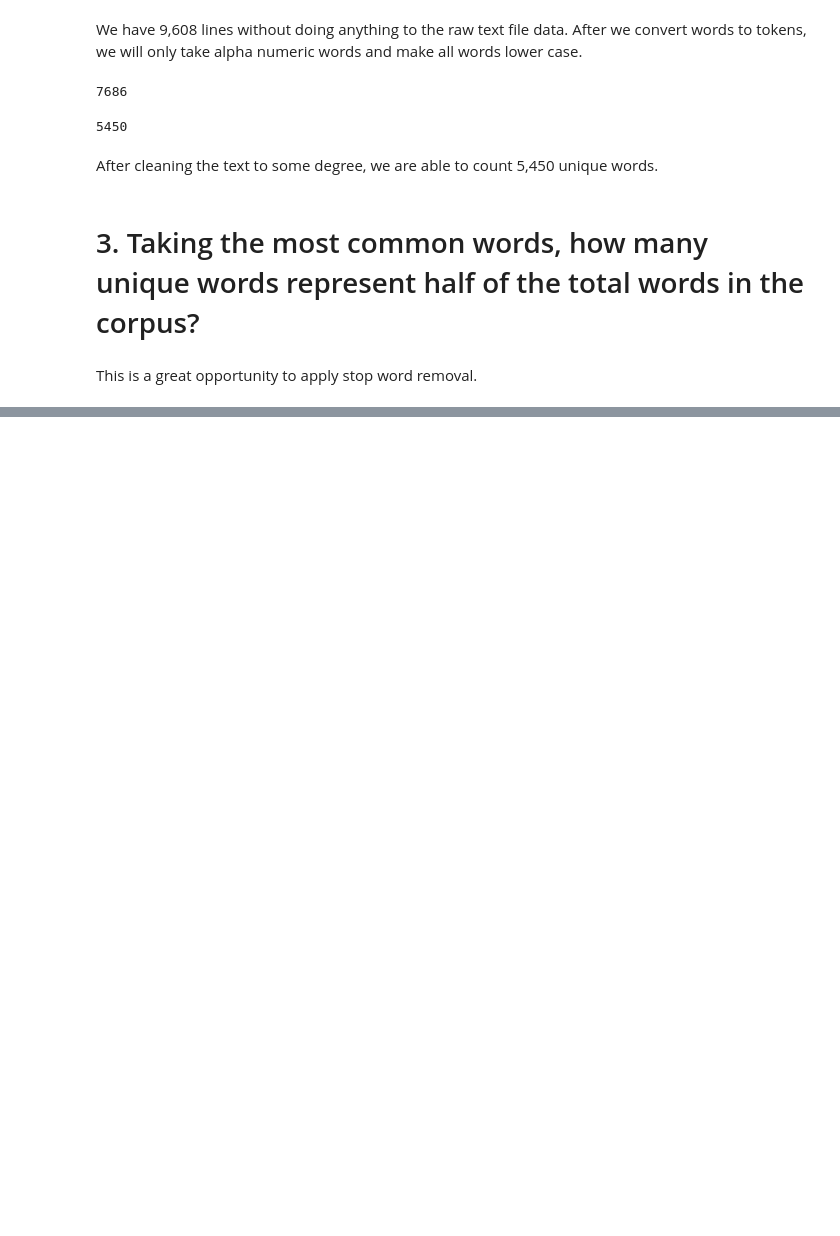
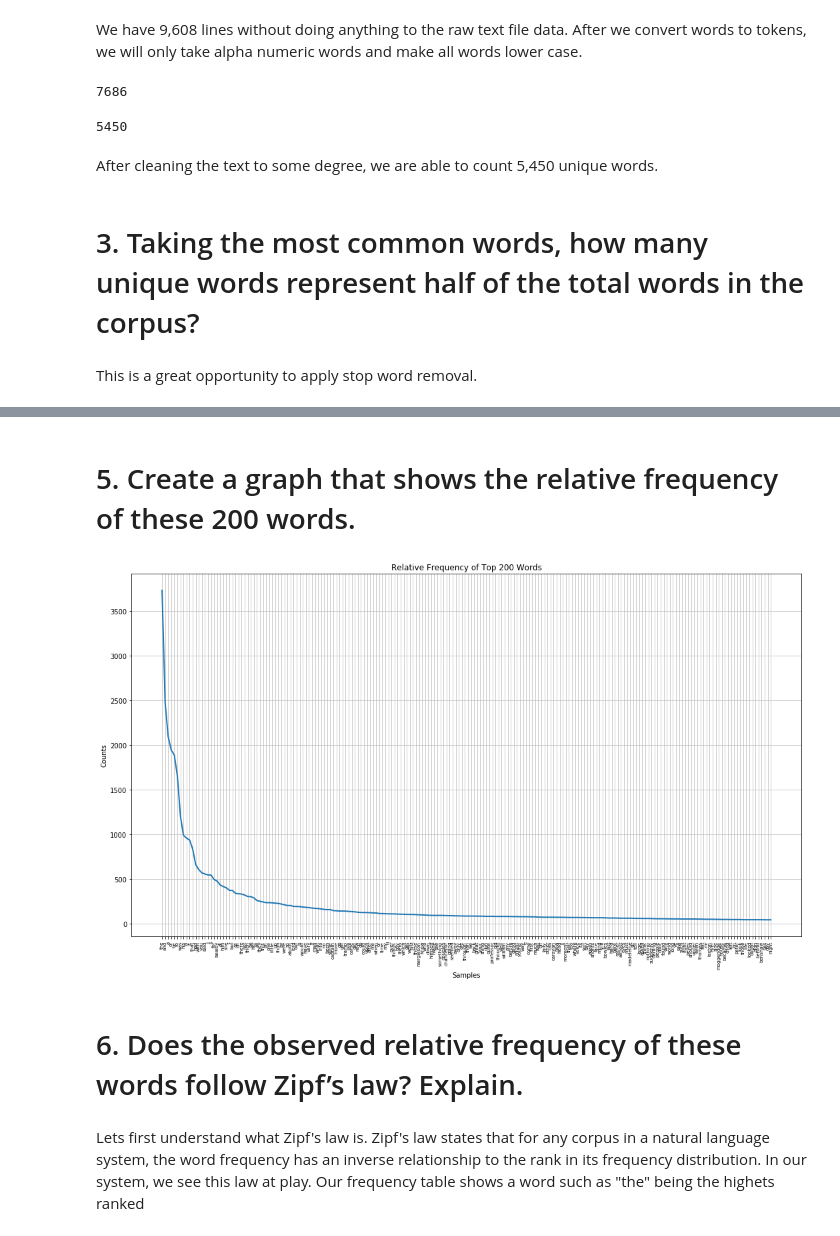
Before and after one commit to vindication09/DATA-620, a Jupyter notebook: DATA 620 Week 4a.ipynb, the cells around one changed output, grey strips where cells are left out. Saved outputs shown, nothing was run; the diff lists cells and outputs as text; code cells hidden in the pictures; blank space fills up the shorter version.

```diff
--- a/DATA 620 Week 4a.ipynb
+++ b/DATA 620 Week 4a.ipynb
@@ -134,0 +203,6 @@ stem2
+# %%
+fd = nltk.FreqDist(words)
+
+top_words = fd.most_common(200)
+
+print(pd.DataFrame(top_words, columns = ['Word', 'Count']).head(200))
@@ -134,0 +227,18 @@ stem2
+# %% [markdown]
+# 5. Create a graph that shows the relative frequency of these 200 words.
+# %%
+plot.figure(figsize=(18, 10))
+
+plot.xticks(rotation=90)
+
+plot.rc('xtick', labelsize=7)
+
+plot.title("Relative Frequency of Top 200 Words")
+
+fd.plot(200)
+# %% [output]
+[figure, added]
+# %% [markdown]
+# 6. Does the observed relative frequency of these words follow Zipf’s law? Explain.
+# %% [markdown]
+Lets first understand what Zipf's law is. Zipf's law states that for any corpus in a natural language system, the word frequency has an inverse relationship to the rank in its frequency distribution. In our system, we see this law at play. Our frequency table shows a word such as "the" being the highets ranked
```
Also changed, not shown: parts of 12 cells of this notebook.
